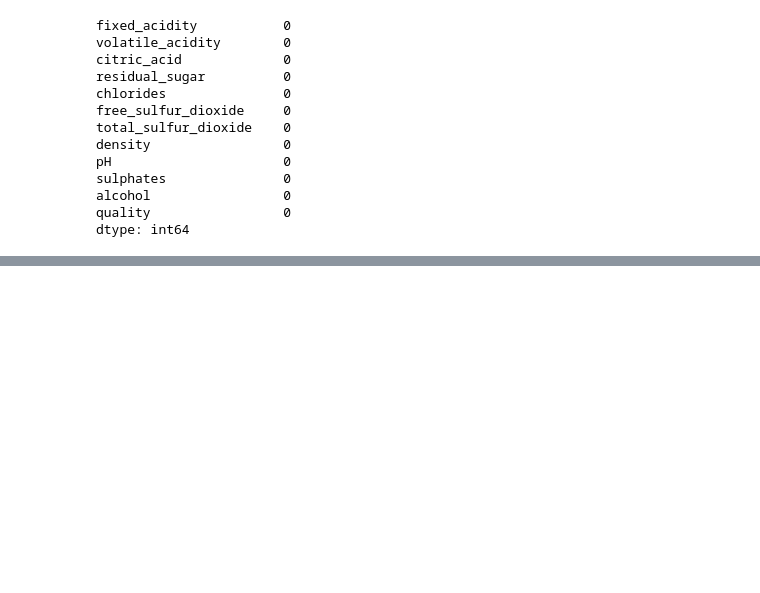
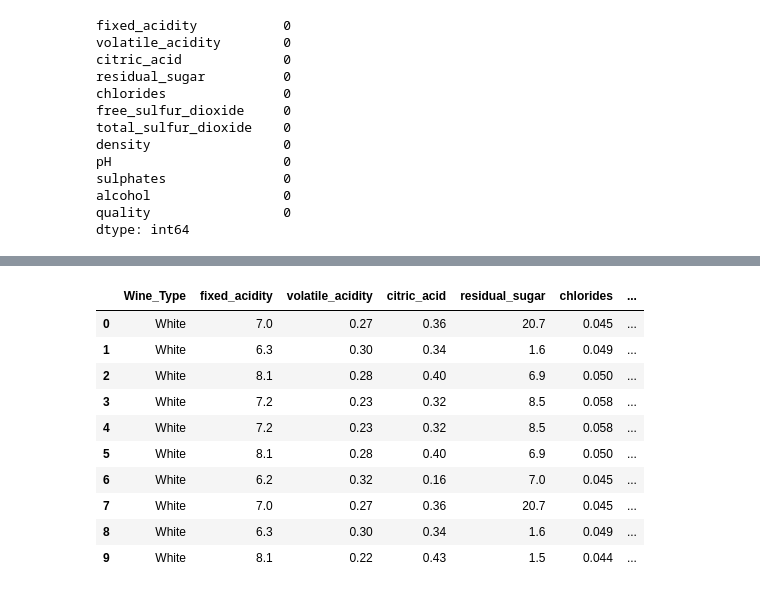
Before and after one commit to nmdollhopf/team1_wine_project, a Jupyter notebook: Wine_exploratory_analysis.ipynb, the cells around one changed output, grey strips where cells are left out. Cells and saved outputs as stored; diff of their text form; code cells hidden in the pictures; blank space fills up the shorter version.

```diff
--- a/Wine_exploratory_analysis.ipynb
+++ b/Wine_exploratory_analysis.ipynb
@@ -194,0 +233,6 @@ dtype: int64
+# %%
+# concatenate cleaned red and white dataframes
+
+frames= [White_Wine_Rename_df,Red_Wine_Rename_df]
+White_Red_Concat_df=pd.concat([White_Wine_Rename_df,Red_Wine_Rename_df])
+White_Red_Concat_df.info()
@@ -194,0 +260,14 @@ dtype: int64
+# %%
+White_Red_Concat_df.head(10)
+# %% [output]
+|  | Wine_Type | fixed_acidity | volatile_acidity | citric_acid | residual_sugar | chlorides | ... |
+| 0 | White | 7.0 | 0.27 | 0.36 | 20.7 | 0.045 | ... |
+| 1 | White | 6.3 | 0.30 | 0.34 | 1.6 | 0.049 | ... |
+| 2 | White | 8.1 | 0.28 | 0.40 | 6.9 | 0.050 | ... |
+| 3 | White | 7.2 | 0.23 | 0.32 | 8.5 | 0.058 | ... |
+| 4 | White | 7.2 | 0.23 | 0.32 | 8.5 | 0.058 | ... |
+| 5 | White | 8.1 | 0.28 | 0.40 | 6.9 | 0.050 | ... |
+| 6 | White | 6.2 | 0.32 | 0.16 | 7.0 | 0.045 | ... |
+| 7 | White | 7.0 | 0.27 | 0.36 | 20.7 | 0.045 | ... |
+| 8 | White | 6.3 | 0.30 | 0.34 | 1.6 | 0.049 | ... |
+| 9 | White | 8.1 | 0.22 | 0.43 | 1.5 | 0.044 | ... |
```
Also changed, not shown: parts of 4 cells of this notebook.
